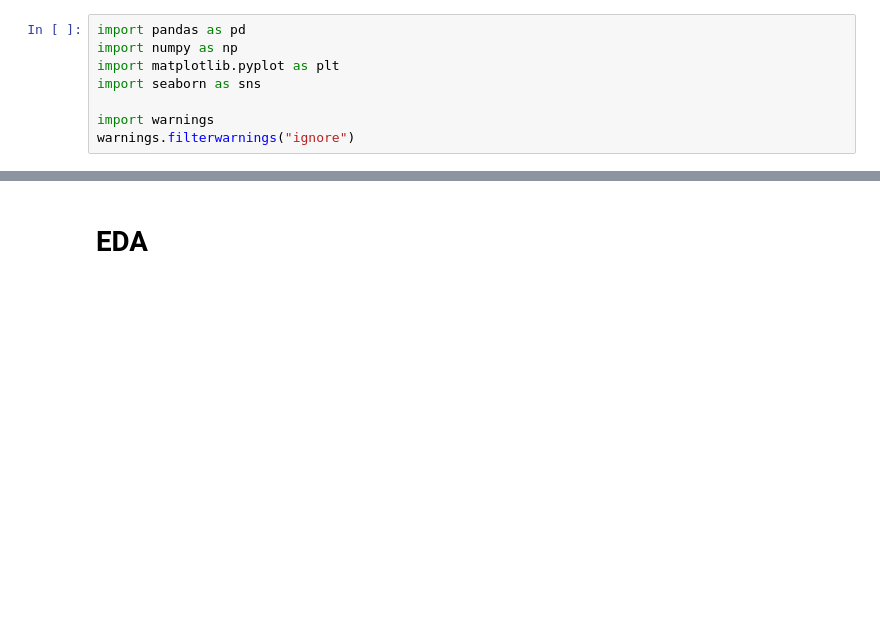
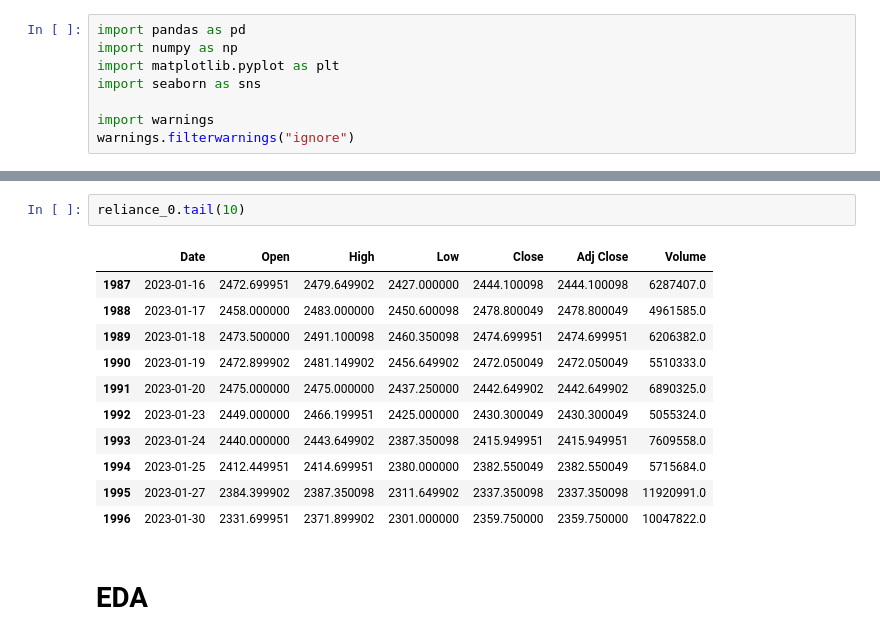
Before and after one commit to blackant666/Reliance-Stock-Market-Prediction, a Jupyter notebook: Reliance Stock Market Prediction.ipynb, the cells around one changed output, grey strips where cells are left out. Drawn from its saved outputs; the diff is of its cells as text; blank space fills up the shorter version.

```diff
--- a/Reliance Stock Market Prediction.ipynb
+++ b/Reliance Stock Market Prediction.ipynb
@@ -68,3 +67,17 @@ reliance_0
+# %%
+reliance_0.tail(10)
+# %% [output]
+|  | Date | Open | High | Low | Close | Adj Close | Volume |
+| 1987 | 2023-01-16 | 2472.699951 | 2479.649902 | 2427.000000 | 2444.100098 | 2444.100098 | 6287407.0 |
+| 1988 | 2023-01-17 | 2458.000000 | 2483.000000 | 2450.600098 | 2478.800049 | 2478.800049 | 4961585.0 |
+| 1989 | 2023-01-18 | 2473.500000 | 2491.100098 | 2460.350098 | 2474.699951 | 2474.699951 | 6206382.0 |
+| 1990 | 2023-01-19 | 2472.899902 | 2481.149902 | 2456.649902 | 2472.050049 | 2472.050049 | 5510333.0 |
+| 1991 | 2023-01-20 | 2475.000000 | 2475.000000 | 2437.250000 | 2442.649902 | 2442.649902 | 6890325.0 |
+| 1992 | 2023-01-23 | 2449.000000 | 2466.199951 | 2425.000000 | 2430.300049 | 2430.300049 | 5055324.0 |
+| 1993 | 2023-01-24 | 2440.000000 | 2443.649902 | 2387.350098 | 2415.949951 | 2415.949951 | 7609558.0 |
+| 1994 | 2023-01-25 | 2412.449951 | 2414.699951 | 2380.000000 | 2382.550049 | 2382.550049 | 5715684.0 |
+| 1995 | 2023-01-27 | 2384.399902 | 2387.350098 | 2311.649902 | 2337.350098 | 2337.350098 | 11920991.0 |
+| 1996 | 2023-01-30 | 2331.699951 | 2371.899902 | 2301.000000 | 2359.750000 | 2359.750000 | 10047822.0 |
 # %% [markdown]
 # EDA
 # %% [markdown]
```
Also changed, not shown: parts of 2 cells of this notebook.
